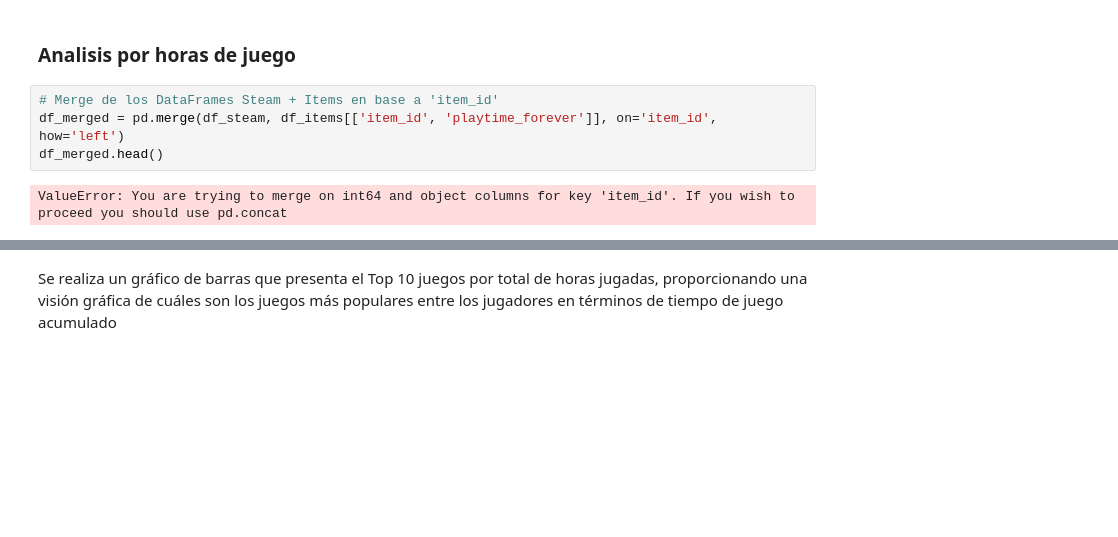
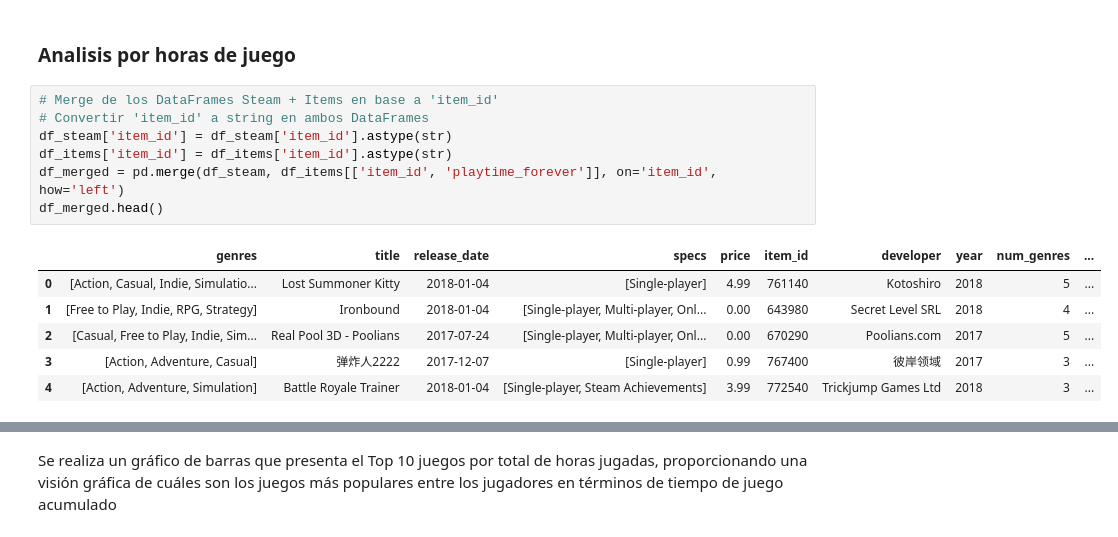
Before and after one commit to MaiFiorio/PI1-Steam, a Jupyter notebook: Notebooks/EDA.ipynb, the cells around one changed output, grey strips where cells are left out. Cells and saved outputs as stored; diff of their text form; blank space fills up the shorter version.

```diff
--- a/Notebooks/EDA.ipynb
+++ b/Notebooks/EDA.ipynb
@@ -414,10 +415,18 @@ df_items.head(5)
 ### Analisis por horas de juego
 # %%
 # Merge de los DataFrames Steam + Items en base a 'item_id'
+# Convertir 'item_id' a string en ambos DataFrames
+df_steam['item_id'] = df_steam['item_id'].astype(str)
+df_items['item_id'] = df_items['item_id'].astype(str)
 df_merged = pd.merge(df_steam, df_items[['item_id', 'playtime_forever']], on='item_id', how='left')
 df_merged.head()
 # %% [output]
-ValueError: You are trying to merge on int64 and object columns for key 'item_id'. If you wish to proceed you should use pd.concat
+|  | genres | title | release_date | specs | price | item_id | developer | year | num_genres | ... |
+| 0 | [Action, Casual, Indie, Simulatio... | Lost Summoner Kitty | 2018-01-04 | [Single-player] | 4.99 | 761140 | Kotoshiro | 2018 | 5 | ... |
+| 1 | [Free to Play, Indie, RPG, Strategy] | Ironbound | 2018-01-04 | [Single-player, Multi-player, Onl... | 0.00 | 643980 | Secret Level SRL | 2018 | 4 | ... |
+| 2 | [Casual, Free to Play, Indie, Sim... | Real Pool 3D - Poolians | 2017-07-24 | [Single-player, Multi-player, Onl... | 0.00 | 670290 | Poolians.com | 2017 | 5 | ... |
+| 3 | [Action, Adventure, Casual] | 弹炸人2222 | 2017-12-07 | [Single-player] | 0.99 | 767400 | 彼岸领域 | 2017 | 3 | ... |
+| 4 | [Action, Adventure, Simulation] | Battle Royale Trainer | 2018-01-04 | [Single-player, Steam Achievements] | 3.99 | 772540 | Trickjump Games Ltd | 2018 | 3 | ... |
 # %%
 # Calcular la cantidad total de horas jugadas por juego
 total_playtime_per_game = df_merged.groupby('item_id')['playtime_forever'].sum().reset_index()
```
Also changed, not shown: parts of 14 cells of this notebook.
